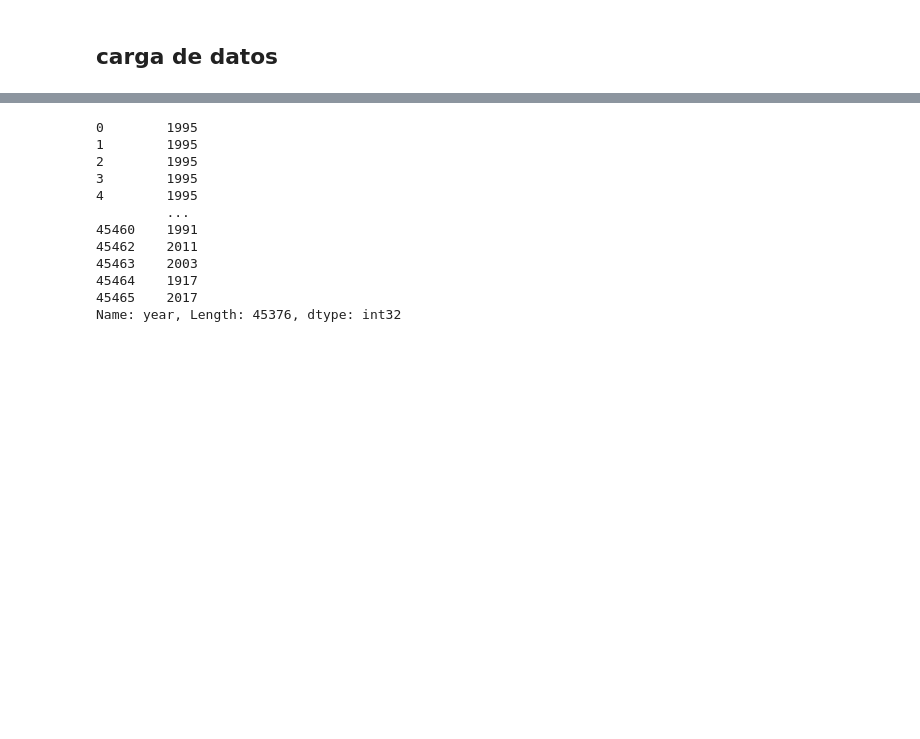
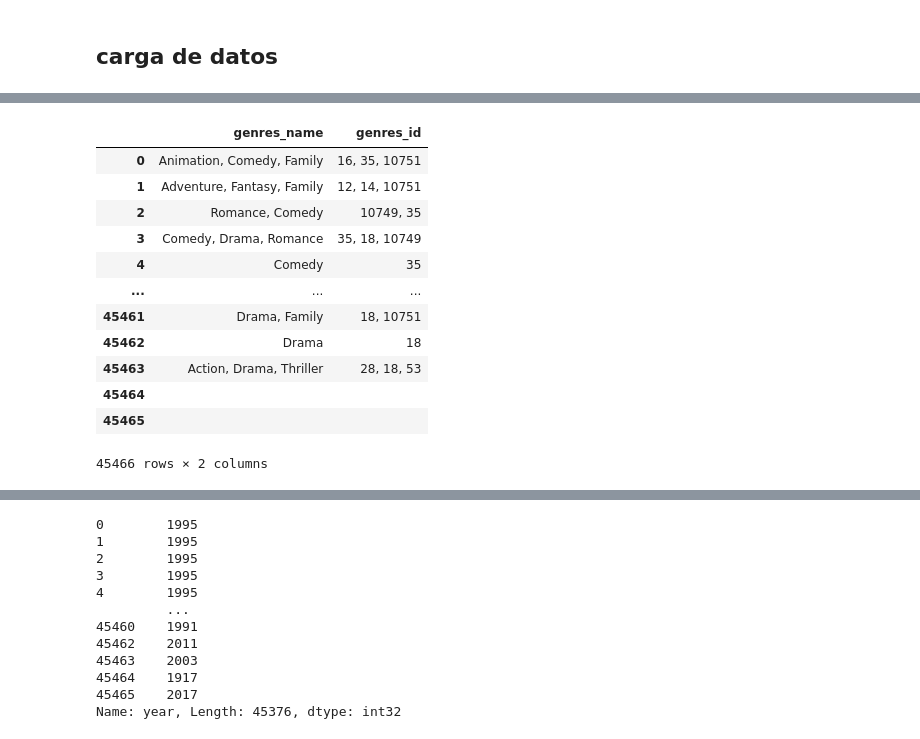
Before and after one commit to jcaviedesc/movie-recomendations, a Jupyter notebook: etl.ipynb, the cells around one changed output, grey strips where cells are left out. Saved outputs shown, nothing was run; the diff lists cells and outputs as text; code cells hidden in the pictures; blank space fills up the shorter version.

```diff
--- a/etl.ipynb
+++ b/etl.ipynb
@@ -32,0 +46,13 @@ data_anidada = df[["belongs_to_collection", "production_companies"]]
+# %%
+# Convertir la columna 'belongs_to_collection' de cadena a diccionario
+df['belongs_to_collection'] = df['belongs_to_collection'].fillna('{}')
+# print(df.iloc[0])
+df['belongs_to_collection'] = df['belongs_to_collection'].apply(safe_literal_eval)
+# Crear nuevas columnas a partir de la clave del diccionario
+# df1 = pd.json_normalize(df['belongs_to_collection'].map(eval))
+
+df['belongs_to_collection_id'] = df['belongs_to_collection'].apply(get_dic_value_by_key('id'))
+df['belongs_to_collection_name'] = df['belongs_to_collection'].apply(get_dic_value_by_key('name'))
+# print(df[['belongs_to_collection']].info())
+
+print(df[['belongs_to_collection_id', 'belongs_to_collection_name']])
@@ -32,0 +74,33 @@ data_anidada = df[["belongs_to_collection", "production_companies"]]
+# %%
+def get_dic_value_from_list(key):
+    def map_key(x):
+        try:
+            return', '.join([str(genre.get(key,'') ) for genre in x])
+        except Exception:
+            print(f'key {key} with val {x} is type {type(x)}')
+            return ''
+
+    return map_key
+# %%
+# Convertir la columna 'genres' de cadena a una lista de diccionarios
+df['genres'] = df['genres'].apply(lambda x: eval(x) if pd.notnull(x) else [])
+# Crear una nueva columna 'genres_name' con la concatenación de las claves 'name' de los objetos
+df['genres_name'] = df['genres'].apply(get_dic_value_from_list('name'))
+# Crear una nueva columna 'genres_id' con la concatenación de las claves 'name' de los objetos
+df['genres_id'] = df['genres'].apply(get_dic_value_from_list('id'))
+
+df[['genres_name', 'genres_id']]
+# %% [output]
+|  | genres_name | genres_id |
+| 0 | Animation, Comedy, Family | 16, 35, 10751 |
+| 1 | Adventure, Fantasy, Family | 12, 14, 10751 |
+| 2 | Romance, Comedy | 10749, 35 |
+| 3 | Comedy, Drama, Romance | 35, 18, 10749 |
+| 4 | Comedy | 35 |
+| ... | ... | ... |
+| 45461 | Drama, Family | 18, 10751 |
+| 45462 | Drama | 18 |
+| 45463 | Action, Drama, Thriller | 28, 18, 53 |
+| 45464 |  |  |
+| 45465 |  |  |
+45466 rows × 2 columns
```
Also changed, not shown: parts of 13 cells of this notebook, 1 other file.
